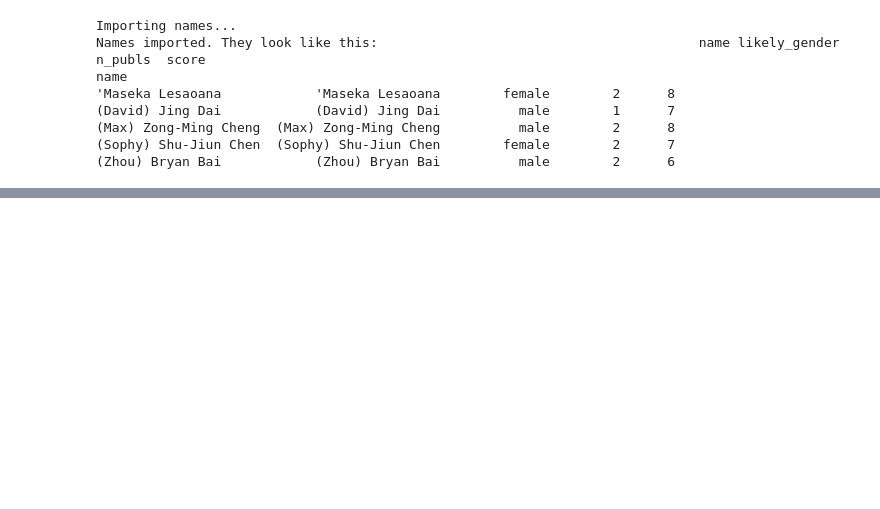
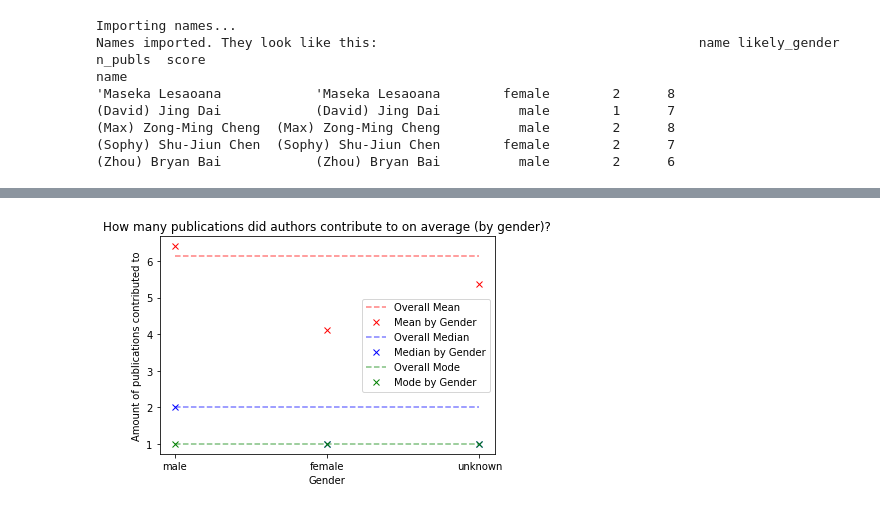
Before and after one commit to LiFaytheGoblin/Gender-Equality-in-CS-Publications, a Jupyter notebook: HypothesisTesting_H3.ipynb, the cells around one changed output, grey strips where cells are left out. Saved outputs shown, nothing was run; the diff lists cells and outputs as text; code cells hidden in the pictures; blank space fills up the shorter version.

```diff
--- a/HypothesisTesting_H3.ipynb
+++ b/HypothesisTesting_H3.ipynb
@@ -148,18 +160,23 @@ print("On average, a male author makes {} times more publications than a female
 # %%
 # >>> Visualization
-# Publications contributed to
+# With unknown gender
 import matplotlib.pyplot as plt
+plt_mean = plt.plot(['male', 'female', 'unknown'], [n_publs_mean, n_publs_mean, n_publs_mean], 'r--', alpha=0.5, label='Overall Mean')
+plt_g_mean = plt.plot(['male','female', 'unknown'], [n_publs_m_mean, n_publs_f_mean, n_publs_u_mean], 'rx', label='Mean by Gender')
 
-plt_mean = plt.plot(['male', 'female'], [n_publs_mean, n_publs_mean], 'r--', alpha=0.5, label='Overall Mean')
-plt_g_mean = plt.plot(['male','female'], [n_publs_m_mean, n_publs_f_mean], 'rx', label='Mean by Gender')
+plt_median = plt.plot(['male', 'female', 'unknown'],[n_publs_median, n_publs_median, n_publs_median], 'b--', alpha=0.5, label='Overall Median')
+plt_g_median = plt.plot(['male', 'female', 'unknown'],[n_publs_m_median, n_publs_f_median, n_publs_u_median], 'bx', label='Median by Gender')
 
-plt_median = plt.plot(['male', 'female'],[n_publs_median, n_publs_median], 'b--', alpha=0.5, label='Overall Median')
-plt_g_median = plt.plot(['male', 'female'],[n_publs_m_median, n_publs_f_median], 'bx', label='Median by Gender')
+plt_mode = plt.plot(['male', 'female', 'unknown'],[n_publs_mode, n_publs_mode, n_publs_mode], 'g--', alpha=0.5, label='Overall Mode')
+plt_g_mode = plt.plot(['male', 'female', 'unknown'],[n_publs_m_mode, n_publs_f_mode, n_publs_u_mode], 'gx', label='Mode by Gender')
+
 
 plt.xlabel('Gender')
 plt.ylabel('Amount of publications contributed to')
 
 plt.title("How many publications did authors contribute to on average (by gender)?")
 
-plt.legend(loc="center")
+plt.legend(loc="best")
 plt.show()
+# %% [output]
+[figure, added]
```
Also changed, not shown: parts of 6 cells of this notebook, 3 other files.
